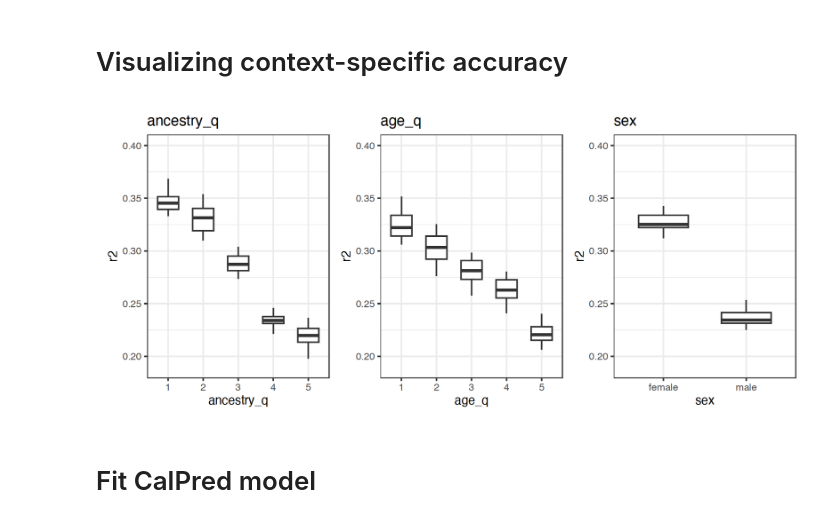
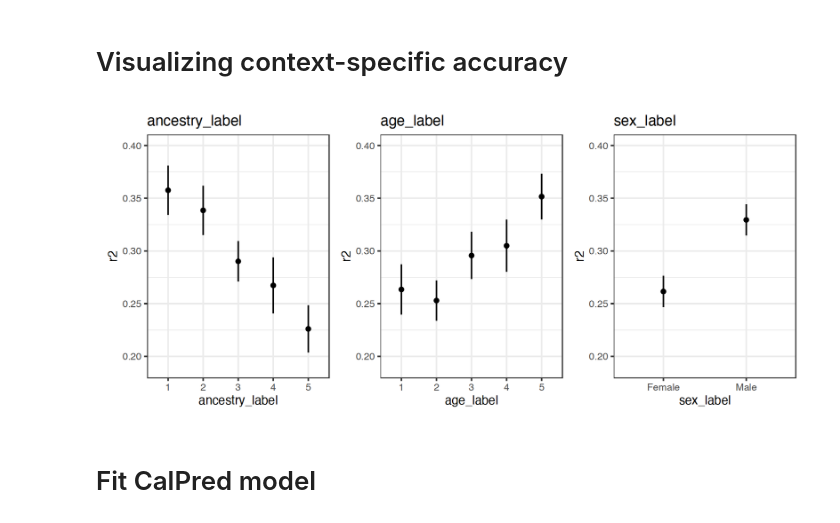
Before and after one commit to KangchengHou/calpred, a Jupyter notebook: example.ipynb, the cells around one changed output. Cells and saved outputs as stored; diff of their text form; code cells hidden in the pictures.

```diff
--- a/example.ipynb
+++ b/example.ipynb
@@ -44,9 +56,28 @@ data <- data.frame(
     yhat = rnorm(n_indiv),
     intercept = 1,
     ancestry = runif(n_indiv),
-    age = as.integer(runif(n_indiv, min=20, max=80)),
+    age = rnorm(n_indiv, 40, 10),
     sex = rbinom(n_indiv, size=1, prob = 0.5)
 )
-data[, "ancestry_q"] <- cut_number(data[, "ancestry"], 5)
-data[, "age_q"] <- cut_number(data[, "age"], 5)
+data <- data %>% mutate(
+    ancestry_label = cut_number(ancestry, 5, labels=FALSE),
+    age_label = cut_number(age, 5, labels=FALSE),
+    sex_label = ifelse(sex > 0, "Female", "Male")
+)
+
 data[, c('ancestry', 'age', 'sex')] <- scale(data[, c('ancestry', 'age', 'sex')])
+
+# simulate phenotype
+y_mean <- data[, 'yhat']
+sd_mat <- as.matrix(data[, c("intercept", "ancestry", "age", "sex")])
+
+# specify coefficients
+sd_coef <- c(
+    intercept = log(7/3),
+    ancestry = 0.2,
+    age = -0.15,
+    sex = 0.2
+)
+y_sd <- sqrt(exp(sd_mat %*% sd_coef))
+y <- rnorm(n = n_indiv, mean = y_mean, sd = y_sd)
+data[, 'y'] <- y
@@ -67,28 +84,21 @@ y <- rnorm(n = n_indiv, mean = y_mean, sd = y_sd)
 # %% [markdown]
 # Visualizing context-specific accuracy
 # %%
-# TODO wrap plot into function modules
-
 plot_list <- list()
 
-for (context in c("ancestry_q", "age_q", "sex")) {
-    stats <- compute_stats(y=y, pred=y_mean, group=data[, context], n_bootstrap=20)
-    bs_df <- stats$bootstrap_stats
-    p <- ggplot(bs_df, aes(x=as.factor(group),y=r2)) +
-          geom_boxplot(size=1, width = 0.6, linewidth=0.5, outlier.shape = NA) +
+for (context in c("ancestry_label", "age_label", "sex_label")) {
+
+    stats <- compute_stats(y=data[, 'y'], pred=data[, 'yhat'], group=data[, context])
+    p <- plot_stats(stats$bootstrap_stats, 'r2') +
           labs(title = context, x=context) +
           ylim(0.19, 0.4)
     plot_list[[context]] <- p
 }
 
-plot_list[["ancestry_q"]] <- plot_list[["ancestry_q"]] + scale_x_discrete(labels = c("1", "2", "3", "4", "5"))
-plot_list[["age_q"]] <- plot_list[["age_q"]] + scale_x_discrete(labels = c("1", "2", "3", "4", "5"))
-plot_list[["sex"]] <- plot_list[["sex"]] + scale_x_discrete(labels = c("female", "male"))
-
 options(repr.plot.width = 9, repr.plot.height = 4)
 wrap_plots(plotlist = plot_list, ncol = 3)
 # %% [output]
-[figure, old version]
+[figure, new version]
 # %% [markdown]
 # Fit CalPred model
 # %%
```
Also changed, not shown: parts of 14 cells of this notebook, 1 other file.
